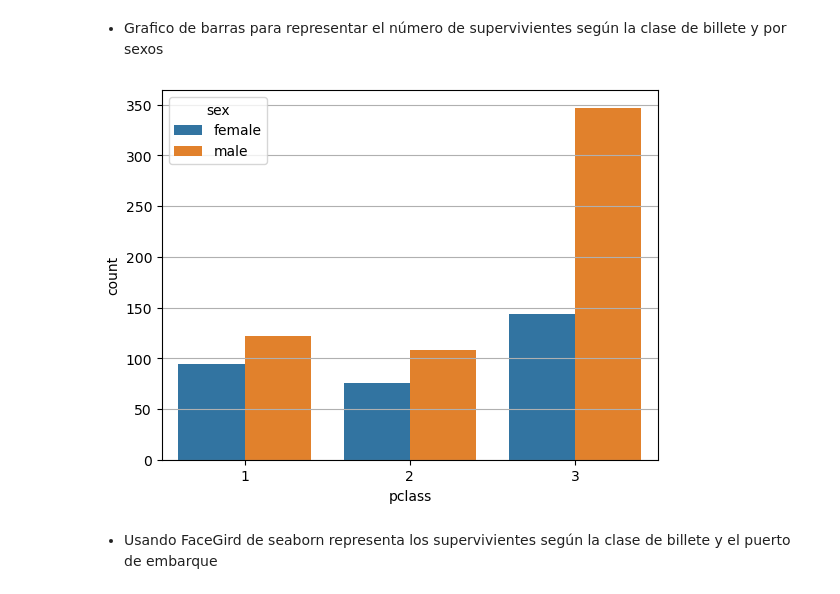
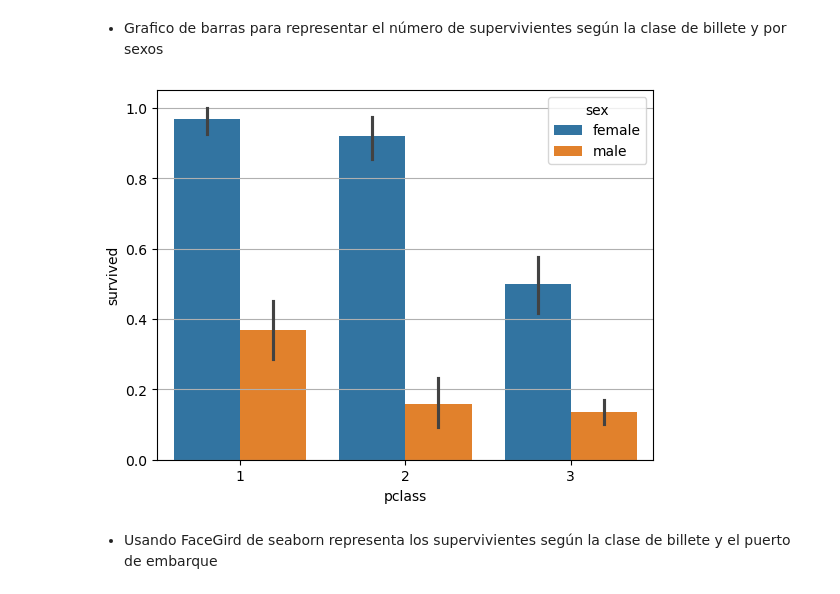
Before and after one commit to jonfdg9/IA, a Jupyter notebook: SAPA/Machine Learning/2_4Ejercicios.ipynb, the cells around one changed output. Drawn from its saved outputs; the diff is of its cells as text; code cells hidden in the pictures.

```diff
--- a/SAPA/Machine Learning/2_4Ejercicios.ipynb
+++ b/SAPA/Machine Learning/2_4Ejercicios.ipynb
@@ -288,10 +292,10 @@ Vamos a seguir explorando los datos haciendo algún gráfico más:
 # %% [markdown]
 - Grafico de barras para representar el número de supervivientes según la clase de billete y por sexos
 # %%
-sns.countplot(data=df_titanic_dropped, x='pclass', hue='sex')
+sns.barplot(data=df_titanic_dropped, x='pclass', y='survived', hue='sex')
 plt.grid(axis='y')
 plt.show()
 # %% [output]
-[figure, old version]
+[figure, new version]
 # %% [markdown]
 - Usando FaceGird de seaborn representa los supervivientes según la clase de billete y el puerto de embarque
```
Also changed, not shown: parts of 13 cells of this notebook, 21 other files.
